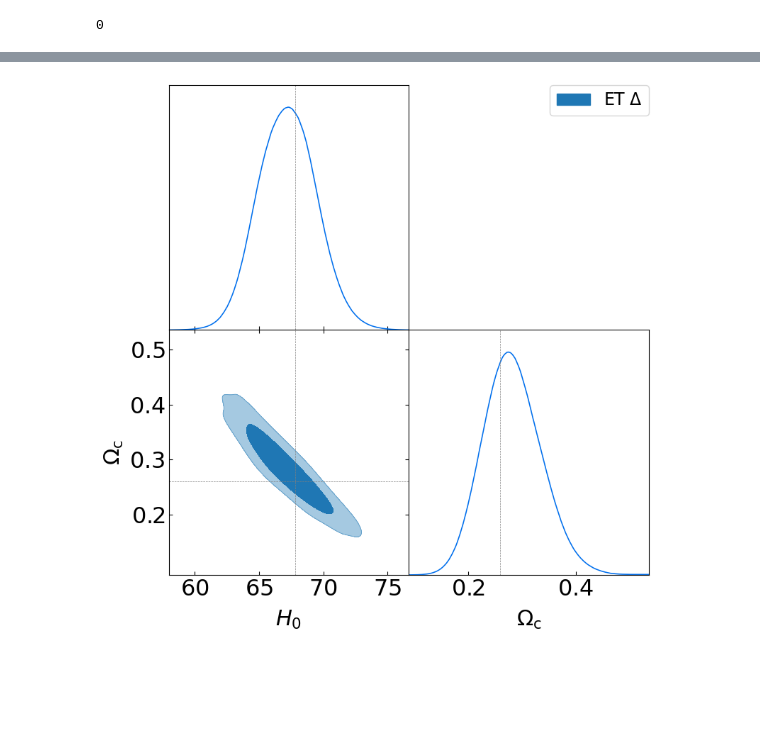
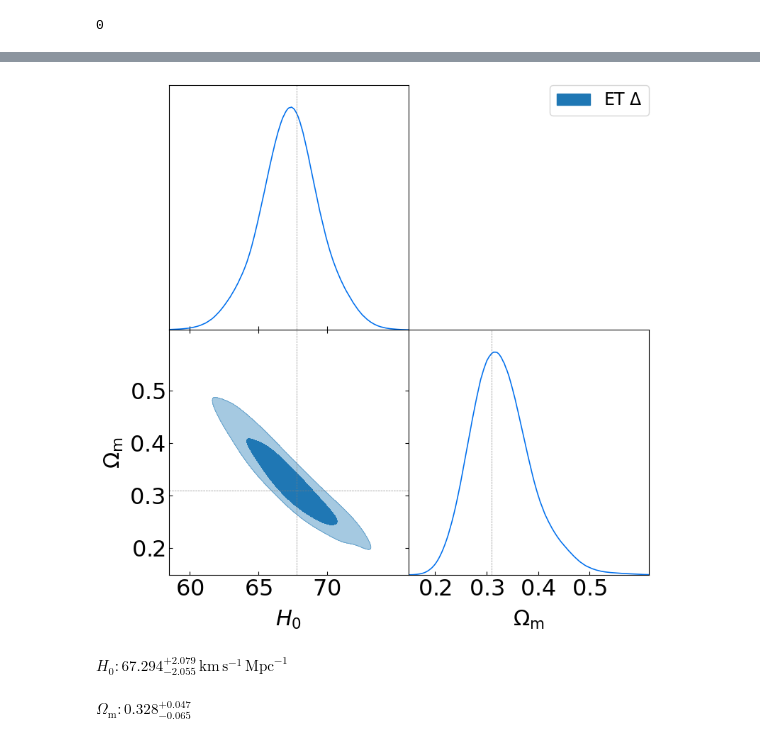
Before and after one commit to AndreaCozzumbo/acme_tutorials, a Jupyter notebook: GWFish/cosmo_tutorial/cosmo_tutorial.ipynb, the cells around one changed output, grey strips where cells are left out. Saved outputs shown, nothing was run; the diff lists cells and outputs as text; code cells hidden in the pictures; blank space fills up the shorter version.

```diff
--- a/GWFish/cosmo_tutorial/cosmo_tutorial.ipynb
+++ b/GWFish/cosmo_tutorial/cosmo_tutorial.ipynb
@@ -805,19 +957,19 @@ truth_LCDM={'Omega_m':0.309, 'Omega_cdm':0.26, 'H0':67.81}
 # %%
 
 g = plots.get_subplot_plotter()
 g.settings.subplot_size_inch = 4
 g.settings.legend_fontsize = 17
 g.settings.axes_fontsize = 23
 
 g.settings.lab_fontsize = 22
 
 g.triangle_plot([samples],
-                params=['H0', 'Omega_cdm'] ,
+                params=['H0', 'Omega_m'] ,
                 filled=[True],
                 markers=truth_LCDM,
                 colors=['C0'],
                 legend_labels = [r"ET $\Delta$"],
                 legend_loc='upper right',
                 )
 # %% [output]
-[figure, old version]
+[figure, new version]
@@ -823,0 +986,6 @@ g.triangle_plot([samples],
+# %%
+DisplayParamConstrain(samples,'H0', string_before=r'H_\mathrm{0}: ', unit=r' \,\mathrm{km}\,\mathrm{s}^{-1}\,\mathrm{Mpc}^{-1}')
+DisplayParamConstrain(samples,'Omega_m', string_before=r'\Omega_\mathrm{m}:  ')
+# %% [output]
+$\displaystyle H_\mathrm{0}: 67.294_{-2.055}^{+2.079} \,\mathrm{km}\,\mathrm{s}^{-1}\,\mathrm{Mpc}^{-1}$
+$\displaystyle \Omega_\mathrm{m}:  0.328_{-0.065}^{+0.047}$
```
Also changed, not shown: parts of 7 cells of this notebook.
